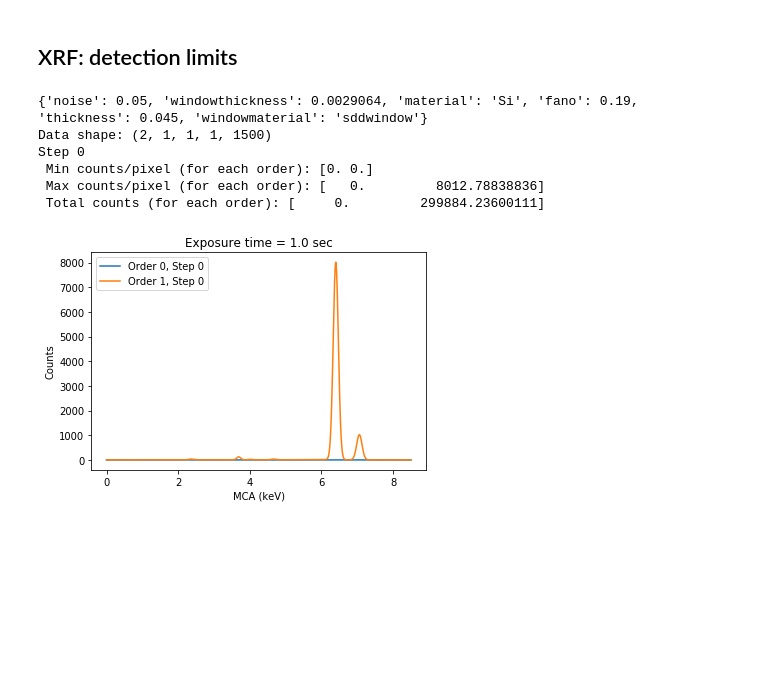
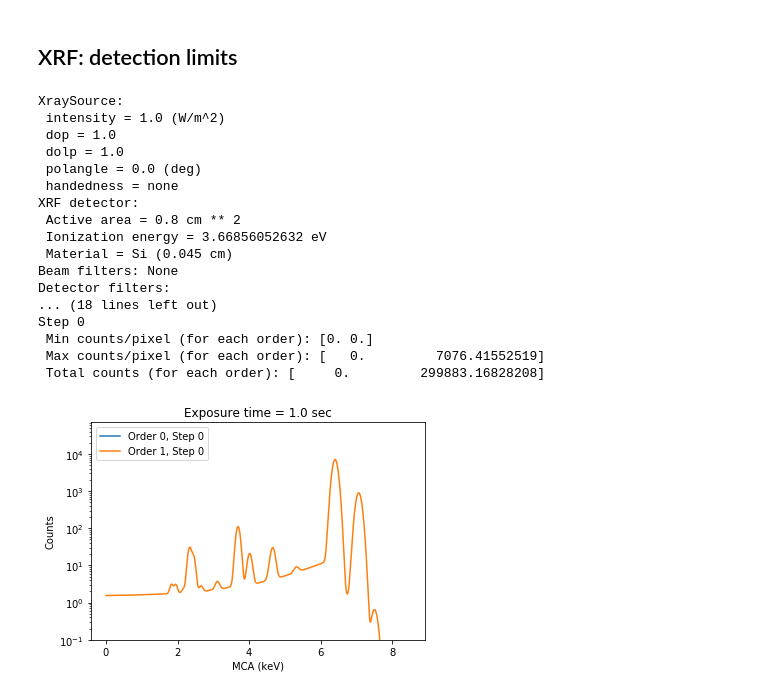
Before and after one commit to woutdenolf/spectrocrunch, a Jupyter notebook: doc/source/tutorials/montecarlo.ipynb, the cells around one changed output. Saved outputs shown, nothing was run; the diff lists cells and outputs as text; code cells hidden in the pictures; blank space fills up the shorter version.

```diff
--- a/doc/source/tutorials/montecarlo.ipynb
+++ b/doc/source/tutorials/montecarlo.ipynb
@@ -40,6 +46,8 @@ def world_addsource(world, fullfield=False):
 Angles are defined with respect to the beam direction (angle=0 deg).
 # %%
 def world_adddiode(world, angle=0, multiplicity=10):
+    global detector, geometry
+    detector, geometry = None, None
     forcedetect = False
     poissonnoise = False
     distance = 10  # cm
@@ -58,12 +66,14 @@ from spectrocrunch.materials import multilayer
 from spectrocrunch.detectors import xrf as xrfdetectors
 from spectrocrunch.geometries import xrf as xrfgeometries
 
-detector = xrfdetectors.factory("leia")
-geometry = xrfgeometries.factory("sxm120",
-                                 detector=detector,
-                                 source=source)
+def world_addsdd(world, angle_start=None, angle_end=None, convoluted=False, multiplicity=10):
+    global detector, geometry
+    detector = xrfdetectors.factory("leia")
+    geometry = xrfgeometries.factory("sxm120",
+                                     detector=detector,
+                                     source=source)
+    print(geometry)
 
-def world_addsdd(world, angle_start=None, angle_end=None, convoluted=False, multiplicity=10):
     forcedetect = True
     poissonnoise = False
     distance = geometry.distance.to('cm').magnitude
@@ -92,7 +102,6 @@ def world_addsdd(world, angle_start=None, angle_end=None, convoluted=False, mult
                     'windowthickness': windowthickness,
                     'noise': geometry.detector.mcanoise,
                     'fano': geometry.detector.mcafano}
-        print(response)
     else:
         response = {}
     world.addxrfdetector(distance=distance, activearea=activearea,
@@ -100,6 +109,9 @@ def world_addsdd(world, angle_start=None, angle_end=None, convoluted=False, mult
                          ebinsize=ebinsize, poissonnoise=poissonnoise,
                          forcedetect=forcedetect, multiplicity=multiplicity,
                          response=response, time=pymcahandle.time.to('s').magnitude)
+    if convoluted:
+        geometry.detector.mcagain = world.detector.mcagain
+        geometry.detector.mcazero = world.detector.mcazero
     if angle_start is None or angle_end is None:
         angle_start = angle_end = geometry.anglenormout
     if angle_start != angle_end:
@@ -111,6 +123,8 @@ def world_addsdd(world, angle_start=None, angle_end=None, convoluted=False, mult
 ### Imaging camera
 # %%
 def world_addpco(world, multiplicity=10):
+    global detector, geometry
+    detector, geometry = None, None
     forcedetect = True
     poissonnoise = False
     distance = 5  # cm
@@ -209,7 +204,7 @@ XRF detector:
 # %%
 from spectrocrunch.io import localfs
 
-experiments = ['xrf']
+experiments = ['xanes', 'imaging', 'scattering', 'xrf']
 
 def run(world, interactions, simulate=True, plot=True, ylog=False):
     path = localfs.Path(world.main.path)
@@ -324,19 +370,32 @@ if 'scattering' in experiments:
 # %%
 if 'xrf' in experiments:
     path = r'/data/id21/tmp/xrmctest/xrf'
     world = XrmcWorldBuilder(path)
     angle = 90
     world_addsource(world)
-    world_addsample(world)
     world_addsdd(world, multiplicity=10, angle_start=angle,
            angle_end=angle, convoluted=True)
+    world_addsample(world)
     data, info = run(world, (1, 10000, ), simulate=True,
-                     ylog=False, plot=True)
+                     ylog=True, plot=True)
+    ax = plt.gca()
+    ax.set_ylim([0.1, data.max()*10])
 # %% [output]
-{'noise': 0.05, 'windowthickness': 0.0029064, 'material': 'Si', 'fano': 0.19, 'thickness': 0.045, 'windowmaterial': 'sddwindow'}
-Data shape: (2, 1, 1, 1, 1500)
+XraySource:
+ intensity = 1.0 (W/m^2)
+ dop = 1.0
+ dolp = 1.0
+ polangle = 0.0 (deg)
+ handedness = none
+XRF detector:
+ Active area = 0.8 cm ** 2
+ Ionization energy = 3.66856052632 eV
+ Material = Si (0.045 cm)
+Beam filters: None
+Detector filters:
+... (18 lines left out)
 Step 0
  Min counts/pixel (for each order): [0. 0.]
- Max counts/pixel (for each order): [   0.         8012.78838836]
- Total counts (for each order): [     0.         299884.23600111]
+ Max counts/pixel (for each order): [   0.         7076.41552519]
+ Total counts (for each order): [     0.         299883.16828208]
-[figure, old version]
+[figure, new version]
```
Also changed, not shown: parts of 8 cells of this notebook, 8 other files.
